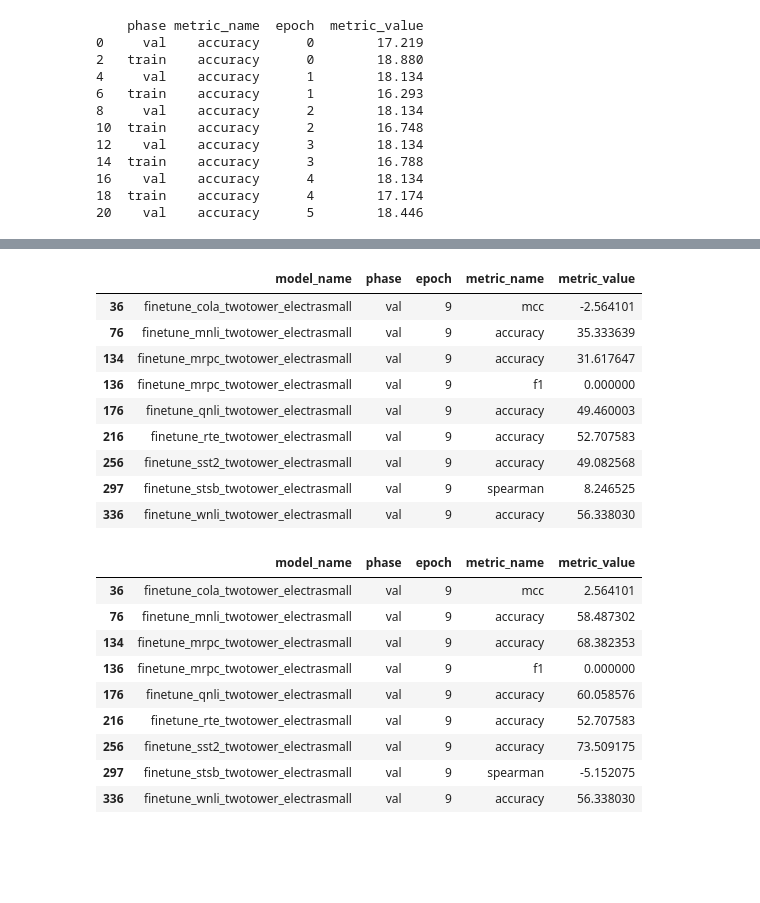
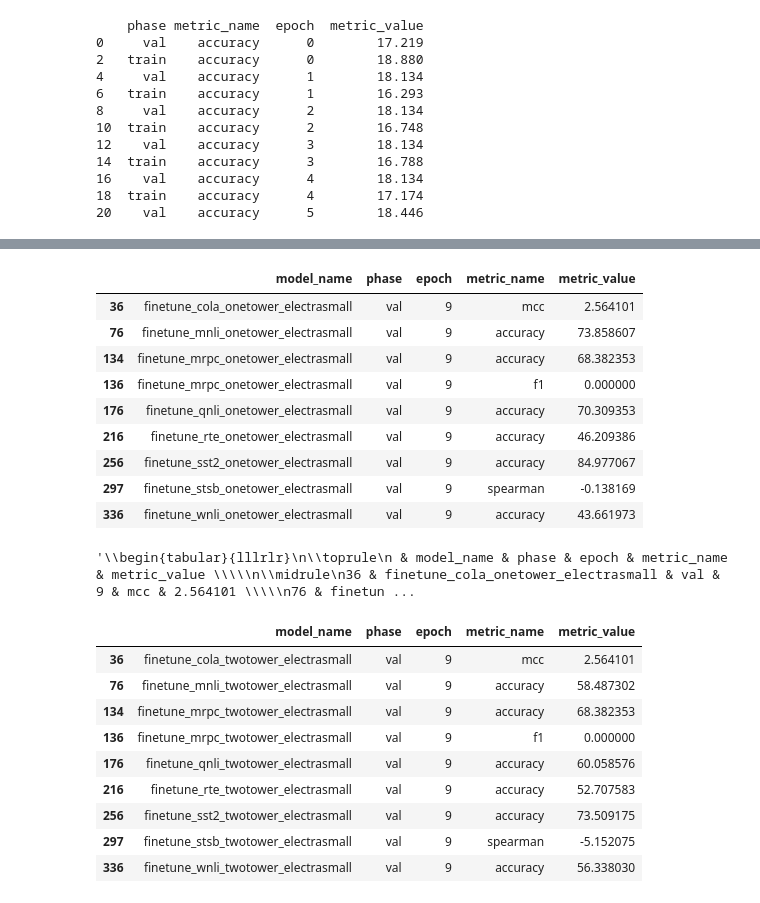
Before and after one commit to Adam-Torek/Renaissance-WAC, a Jupyter notebook: results_viewer.ipynb, the cells around one changed output, grey strips where cells are left out. Drawn from its saved outputs; the diff is of its cells as text; code cells hidden in the pictures; blank space fills up the shorter version.

Commit message:
Got GLUE Results table for base model (no WAC embeddings or WAC distributions)

```diff
--- a/results_viewer.ipynb
+++ b/results_viewer.ipynb
@@ -86,4 +86,4 @@ show_metric_results_table("result/eval_ref_twotower_electrasmall_wac_text_pretra
 # %%
 glue_no_embedding_results = pd.read_csv("glue_results/glue_no_wac_embeddings/glue.csv")
 glue_no_embedding_results["metric_value"] = glue_no_embedding_results["metric_value"] * 100
-glue_no_embedding_results[(glue_no_embedding_results["epoch"] == 9) & (glue_no_embedding_results["phase"] == "val") & (glue_no_embedding_results["metric_name"] != "loss")]
+glue_results_table = glue_no_embedding_results[(glue_no_embedding_results["epoch"] == 9) & (glue_no_embedding_results["phase"] == "val") & (glue_no_embedding_results["metric_name"] != "loss")]
@@ -101,18 +90,20 @@ glue_no_embedding_results[(glue_no_embedding_results["epoch"] == 9) & (glue_no_e
-# %%
-glue_embedding_results = pd.read_csv("glue_results/glue_wac_embeddings/glue.csv")
-glue_embedding_results["metric_value"] = glue_embedding_results["metric_value"] * 100
-glue_embedding_results[(glue_embedding_results["epoch"] == 9) & (glue_embedding_results["phase"] == "val") & (glue_embedding_results["metric_name"] != "loss")]
-# %% [output]
-|  | model_name | phase | epoch | metric_name | metric_value |
-| 36 | finetune_cola_twotower_electrasmall | val | 9 | mcc | -2.564101 |
-| 76 | finetune_mnli_twotower_electrasmall | val | 9 | accuracy | 35.333639 |
-| 134 | finetune_mrpc_twotower_electrasmall | val | 9 | accuracy | 31.617647 |
-| 136 | finetune_mrpc_twotower_electrasmall | val | 9 | f1 | 0.000000 |
-| 176 | finetune_qnli_twotower_electrasmall | val | 9 | accuracy | 49.460003 |
-| 216 | finetune_rte_twotower_electrasmall | val | 9 | accuracy | 52.707583 |
-| 256 | finetune_sst2_twotower_electrasmall | val | 9 | accuracy | 49.082568 |
-| 297 | finetune_stsb_twotower_electrasmall | val | 9 | spearman | 8.246525 |
-| 336 | finetune_wnli_twotower_electrasmall | val | 9 | accuracy | 56.338030 |
+# %%
+glue_results_table
+# %% [output]
+|  | model_name | phase | epoch | metric_name | metric_value |
+| 36 | finetune_cola_onetower_electrasmall | val | 9 | mcc | 2.564101 |
+| 76 | finetune_mnli_onetower_electrasmall | val | 9 | accuracy | 73.858607 |
+| 134 | finetune_mrpc_onetower_electrasmall | val | 9 | accuracy | 68.382353 |
+| 136 | finetune_mrpc_onetower_electrasmall | val | 9 | f1 | 0.000000 |
+| 176 | finetune_qnli_onetower_electrasmall | val | 9 | accuracy | 70.309353 |
+| 216 | finetune_rte_onetower_electrasmall | val | 9 | accuracy | 46.209386 |
+| 256 | finetune_sst2_onetower_electrasmall | val | 9 | accuracy | 84.977067 |
+| 297 | finetune_stsb_onetower_electrasmall | val | 9 | spearman | -0.138169 |
+| 336 | finetune_wnli_onetower_electrasmall | val | 9 | accuracy | 43.661973 |
+# %%
+glue_results_table.to_latex()
+# %% [output]
+'\\begin{tabular}{lllrlr}\n\\toprule\n & model_name & phase & epoch & metric_name & metric_value \\\\\n\\midrule\n36 & finetune_cola_onetower_electrasmall & val & 9 & mcc & 2.564101 \\\\\n76 & finetun ...
 # %%
 glue_two_sizes_results = pd.read_csv("glue_results/glue_two_sizes_wac_embeddings/glue.csv")
 glue_two_sizes_results["metric_value"] = glue_two_sizes_results["metric_value"] * 100
```
Also changed, not shown: parts of 1 cell of this notebook, 1 other file.
